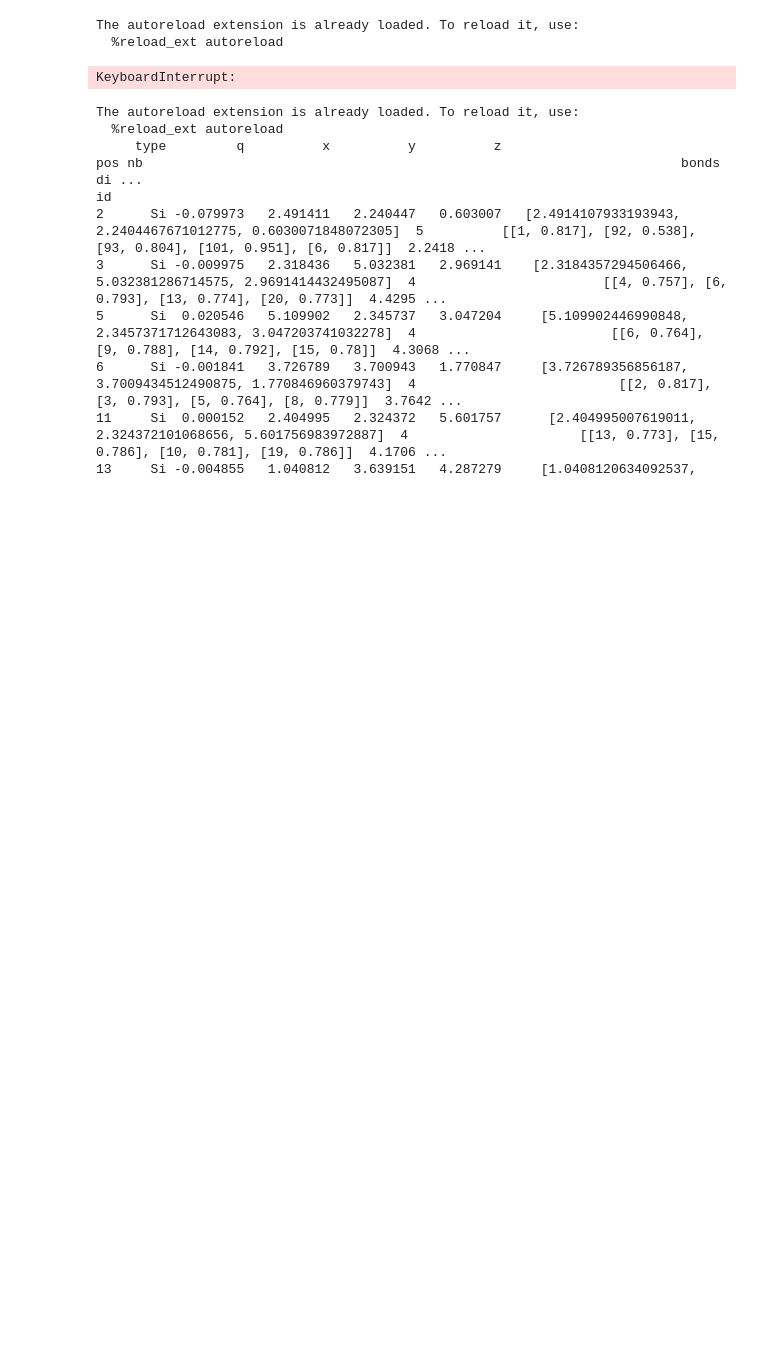
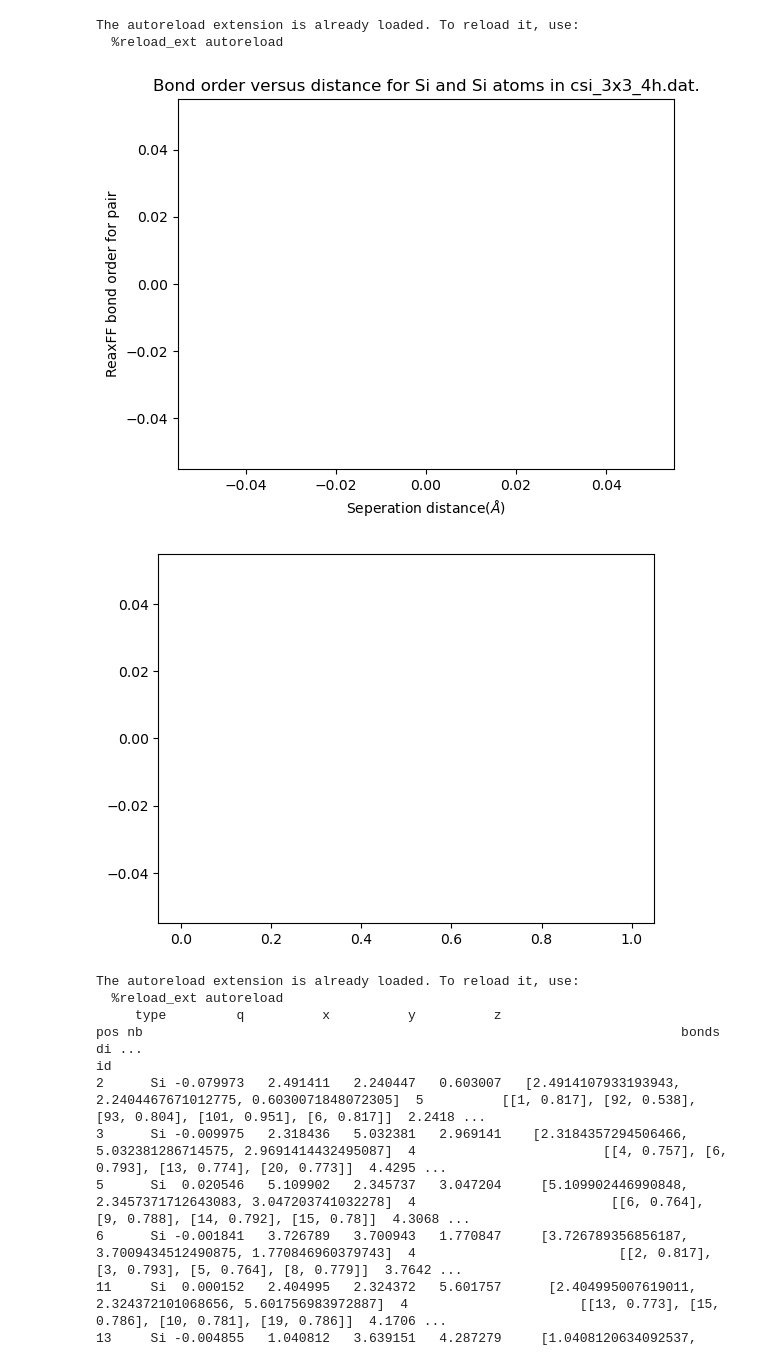
Before and after one commit to zimanyi-group/TOPCON-MD, a Jupyter notebook: lmpWrapper.ipynb, the cells around one changed output. Saved outputs shown, nothing was run; the diff lists cells and outputs as text; code cells hidden in the pictures; blank space fills up the shorter version.

```diff
--- a/lmpWrapper.ipynb
+++ b/lmpWrapper.ipynb
@@ -134,8 +164,10 @@ import pandas
 import numpy as np
 import py.NEBTools as nt
 
-datapath="/home/agoga/documents/code/topcon-md/data/neb/"
-dfile ="1.8-563.dat"
+datapath="/home/adam/code/topcon-md/data/neb/"
+datapath="/home/adam/code/topcon-md/testing_reax/data/"
+dfile ="1.6-465.dat"
+dfile="csi_3x3_4h.dat"
 filename=dfile.removesuffix('.dat').removesuffix('.data').removesuffix('.dump')
 bondfile=filename+".bonds"
 
@@ -143,8 +175,8 @@ bondfile=filename+".bonds"
 midz=5
 zext=(simbox[2,1]-simbox[2,0])
 
-type1='H'
-type2='H'
+type1='Si'
+type2=''
 
 t1atoms=atoms[atoms['type']==type1]
 
@@ -157,6 +189,9 @@ zlist=[]
 for i, row in t1atoms.iterrows():
         curpos=row['pos']
         curz=curpos[2]
+
+        if curz < 17:
+            continue
         nindices = row['bonds']
         t2n=[]
         allt1neigh=[]
@@ -199,34 +234,35 @@ for i, row in t1atoms.iterrows():
 
         #         if neineitype ==type1:
         #             for ni in nindices:
         #                 if nei == ni[0]:
         #                     obolist.append(nei[1])
 
 
 fig, ax = plt.subplots()
 plt.title(f'Bond order versus distance for {type1} and {type2} atoms in {dfile}.')
 plt.ylabel("ReaxFF bond order for pair")
 plt.xlabel(r'Seperation distance($\AA$)')
 ax.scatter(distlist,bolist)
 # ax.set_ylim(0.7)
 plt.show()
 
 # fig, ax = plt.subplots()
 # plt.title(f'Seperation distance versus average z for pairs on {type1} and {type2} in {dfile}.')
 # ax.scatter(zlist,distlist)
 # plt.ylabel(r'Seperation distance($\AA$)')
 # plt.xlabel(r'Average z coordinate of a pair of atoms($\AA$)')
 # plt.show()
 
 
 # ax.scatter(zlist,distlist)
 
 plt.hist(distlist,25)
 plt.show()
 # %% [output]
 The autoreload extension is already loaded. To reload it, use:
   %reload_ext autoreload
-KeyboardInterrupt:
+[figure, added]
+[figure, added]
 # %%
 %load_ext autoreload
 %autoreload 2
```
Also changed, not shown: parts of 6 cells of this notebook, 7 other files.
